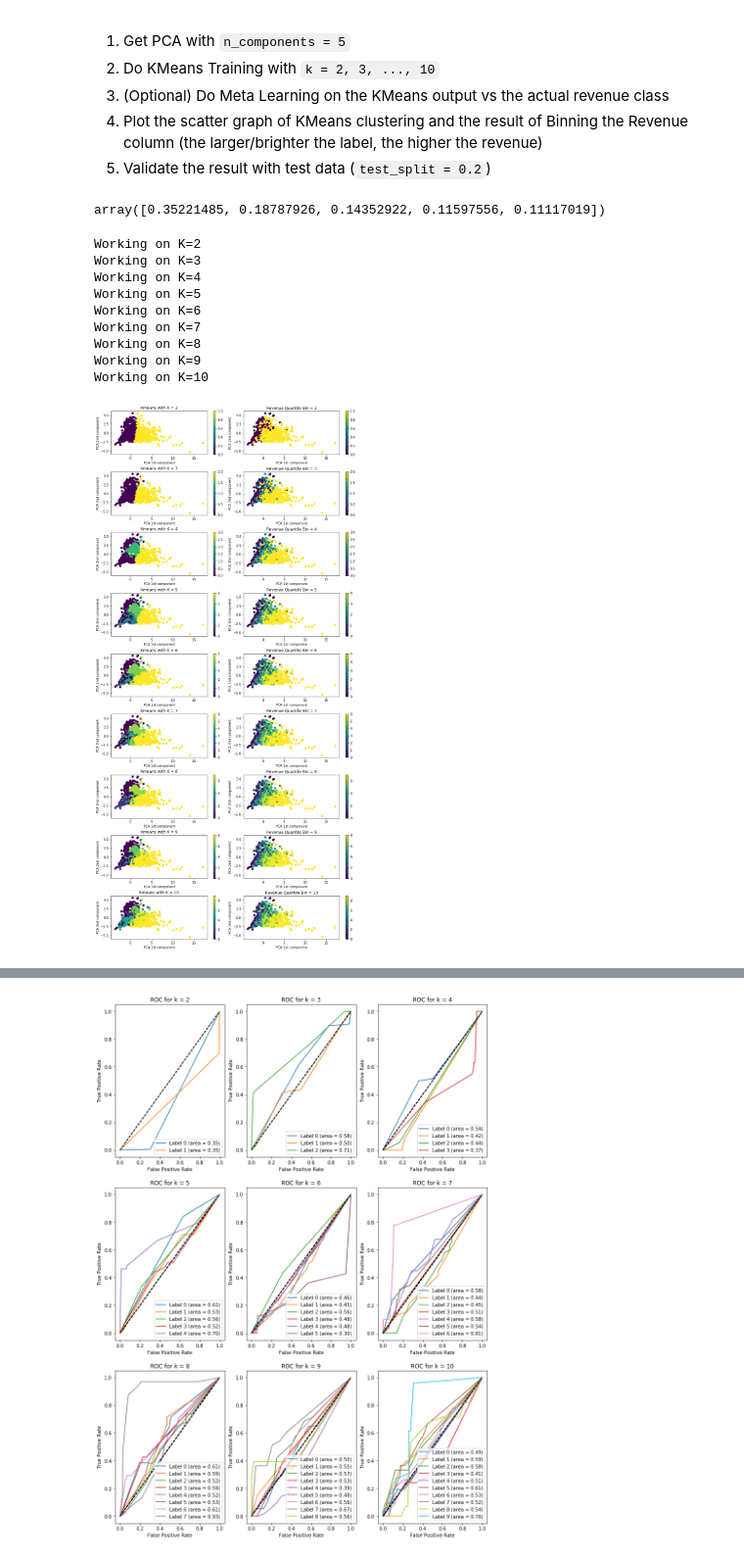
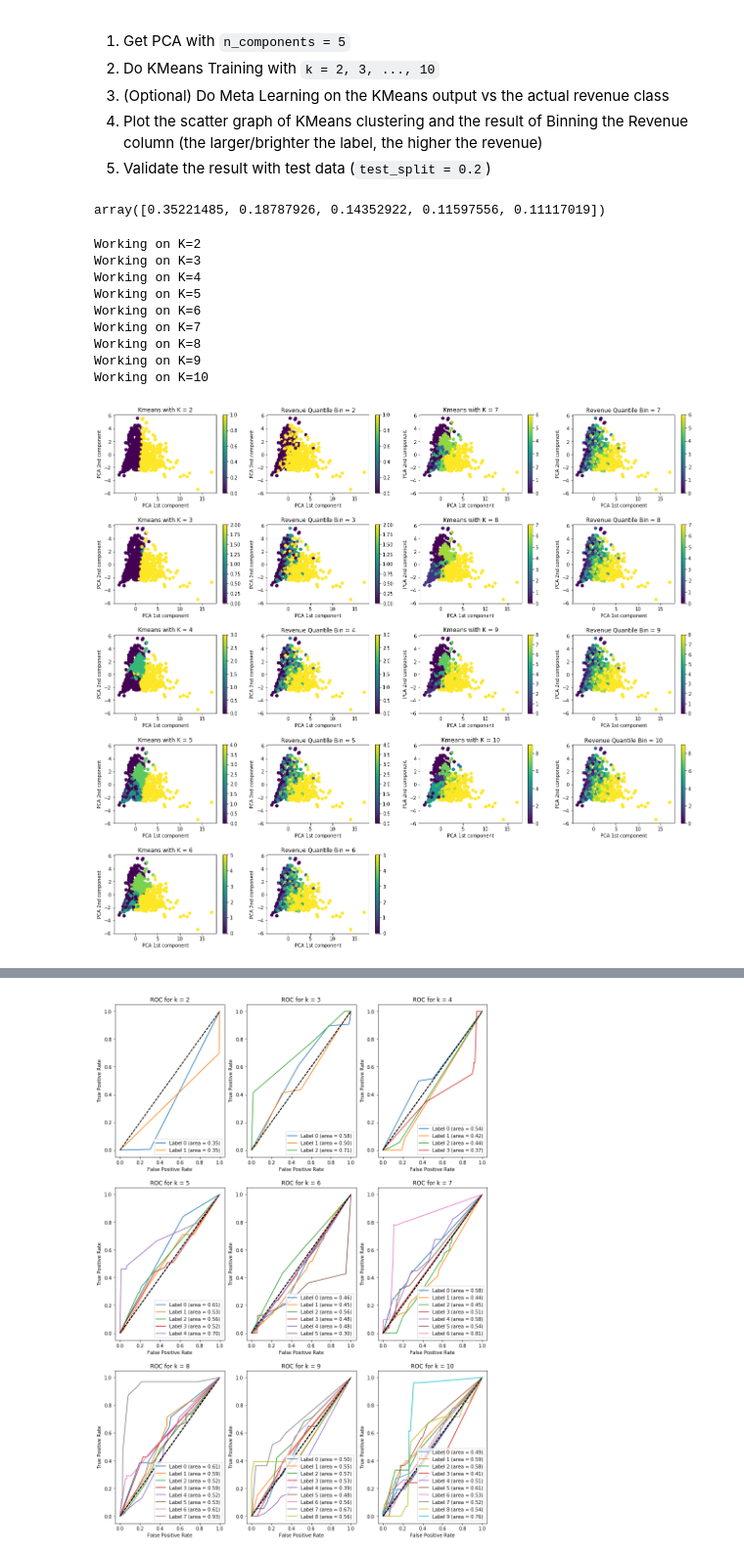
Before and after one commit to bedman3/tmdb_5000_movie_kmeans_analysis, a Jupyter notebook: Unsupervised_Modelling_Ensemble.ipynb, the cells around one changed output, grey strips where cells are left out. Shown at 98% size. Saved outputs shown, nothing was run; the diff lists cells and outputs as text; code cells hidden in the pictures.

```diff
--- a/Unsupervised_Modelling_Ensemble.ipynb
+++ b/Unsupervised_Modelling_Ensemble.ipynb
@@ -102,8 +102,8 @@ Index(['vote_count', 'popularity', 'budget', 'vote_average', 'runtime',
 pca = PCA(n_components=5)
 np_pca = pca.fit_transform(X_train)
 display(pca.explained_variance_ratio_)
-fig, axs = plt.subplots(max_k - 1, 2, figsize=(14, 30))
-plt.subplots_adjust(hspace=0.4, wspace=0.1)
+fig, axs = plt.subplots(int(max_k / 2), 4, figsize=(22, 20))
+plt.subplots_adjust(hspace=0.4, wspace=0.2)
 
 models_store = {
     'pca': pca,
@@ -142,44 +142,46 @@ for i in range(2, max_k + 1):
     y_true_np = df_pca[['revenue_bin_label']].to_numpy()
     clf = [DecisionTreeClassifier(max_depth=1, random_state=j) for j in range(ensemble_num)]
     clf = [clf[dt].fit(cluster_predict[:, dt].reshape(-1, 1), y_true_np) for dt in range(len(clf))]
     models_store['dt'].append(clf)
 
     cluster_2nd_predict = [clf[dt].predict(cluster_predict[:, dt].reshape(-1, 1)) for dt in range(len(clf))]
     cluster_2nd_predict = np.array(cluster_2nd_predict).T
 
     ensemble_dt = DecisionTreeClassifier(random_state=1)
     ensemble_dt.fit(cluster_2nd_predict, y_true_np)
     models_store['ensemble_dt'].append(ensemble_dt)
 
     df_pca['cluster_pred'] = ensemble_dt.predict(cluster_2nd_predict)
     train_data_save['y_train'].append(y_true_np)
     train_data_save['X_train'].append(cluster_2nd_predict)
 
-    axs[i-2, 0].set_ylabel('PCA 2nd component')
-    axs[i-2, 0].set_xlabel('PCA 1st component')
-    axs[i-2, 0].set_title(f'Kmeans with K = {i}')
-    f1 = axs[i-2, 0].scatter(df_pca['pca_1st_col'], df_pca['pca_2nd_col'], c=df_pca['cluster_pred'], cmap='viridis')
-    fig.colorbar(f1, ax=axs[i-2, 0])
+    axs[int((i-2)%5), int((i-2)/5) * 2].set_ylabel('PCA 2nd component')
+    axs[int((i-2)%5), int((i-2)/5) * 2].set_xlabel('PCA 1st component')
+    axs[int((i-2)%5), int((i-2)/5) * 2].set_title(f'Kmeans with K = {i}')
+    f1 = axs[int((i-2)%5), int((i-2)/5) * 2].scatter(df_pca['pca_1st_col'], df_pca['pca_2nd_col'], c=df_pca['cluster_pred'], cmap='viridis')
+    fig.colorbar(f1, ax=axs[int((i-2)%5), int((i-2)/5) * 2])
 
-    axs[i-2, 1].set_ylabel('PCA 2nd component')
-    axs[i-2, 1].set_xlabel('PCA 1st component')
-    axs[i-2, 1].set_title(f'Revenue Quantile Bin = {i}')
-    f2 = axs[i-2, 1].scatter(df_pca['pca_1st_col'], df_pca['pca_2nd_col'], c=df_pca['revenue_bin_label'], cmap='viridis')
-    fig.colorbar(f2, ax=axs[i-2, 1])
+    axs[int((i-2)%5), int((i-2)/5) * 2 + 1].set_ylabel('PCA 2nd component')
+    axs[int((i-2)%5), int((i-2)/5) * 2 + 1].set_xlabel('PCA 1st component')
+    axs[int((i-2)%5), int((i-2)/5) * 2 + 1].set_title(f'Revenue Quantile Bin = {i}')
+    f2 = axs[int((i-2)%5), int((i-2)/5) * 2 + 1].scatter(df_pca['pca_1st_col'], df_pca['pca_2nd_col'], c=df_pca['revenue_bin_label'], cmap='viridis')
+    fig.colorbar(f2, ax=axs[int((i-2)%5), int((i-2)/5) * 2 + 1])
 
+axs[4, 2].axis('off')
+axs[4, 3].axis('off')
 fig.show()
 # %% [output]
 array([0.35221485, 0.18787926, 0.14352922, 0.11597556, 0.11117019])
 Working on K=2
 Working on K=3
 Working on K=4
 Working on K=5
 Working on K=6
 Working on K=7
 Working on K=8
 Working on K=9
 Working on K=10
-[figure, old version]
+[figure, new version]
 # %%
 # see the difference with different K with ensemble learning on testing data
 
```
Also changed, not shown: parts of 1 cell of this notebook, 2 other files.
